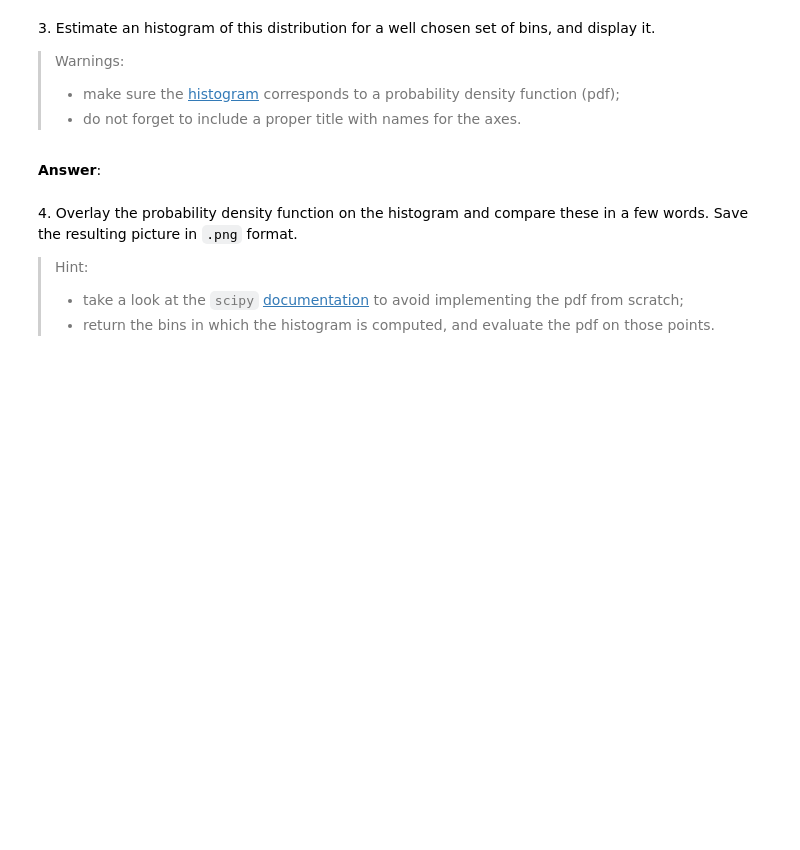
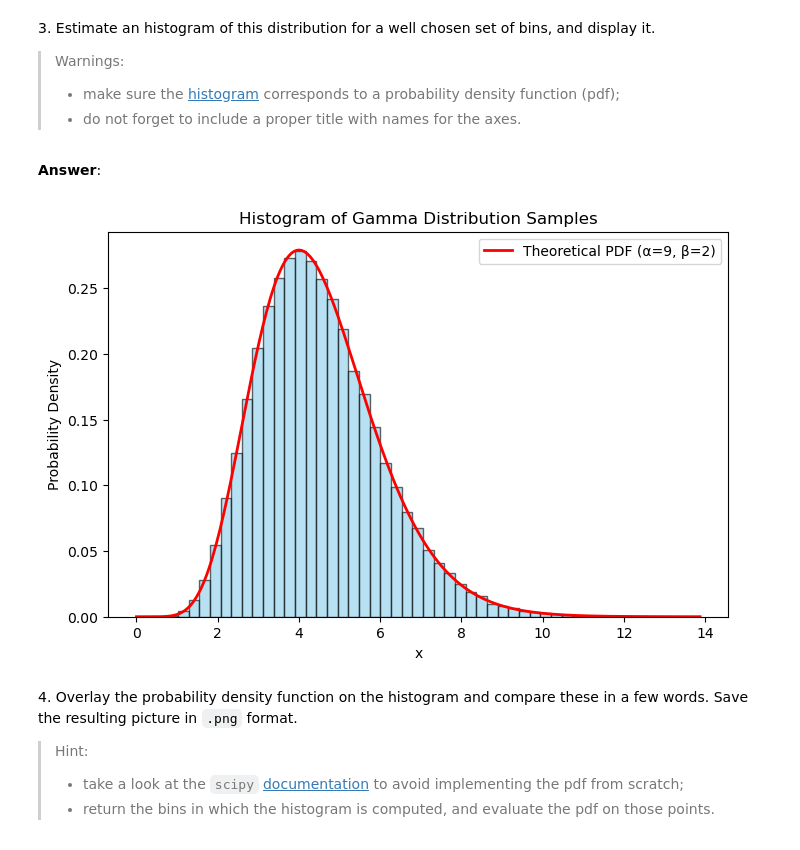
Before and after one commit to antoineamiel/python_sdia, a Jupyter notebook: Labs/Lab2/lab2.ipynb, the cells around one changed output. Cells and saved outputs as stored; diff of their text form; code cells hidden in the pictures; blank space fills up the shorter version.

```diff
--- a/Labs/Lab2/lab2.ipynb
+++ b/Labs/Lab2/lab2.ipynb
@@ -86,3 +98,42 @@ New generator: [0.77395605 0.43887844 0.85859792]
+# %%
+import numpy as np
+import matplotlib.pyplot as plt
+import scipy.special as sps  # for the Gamma function
+
+# Parameters
+alpha = 9
+beta = 2
+scale = 1 / beta
+n_samples = int(1e5)
+
+# Reproducible random samples
+rng = np.random.default_rng(42)
+samples = rng.gamma(shape=alpha, scale=scale, size=n_samples)
+
+# --- Histogram (normalized to be a density) ---
+plt.figure(figsize=(8,5))
+count, bins, _ = plt.hist(
+    samples,
+    bins=50,              # reasonable number of bins
+    density=True,         # ensures histogram integrates to 1 (like a pdf)
+    alpha=0.6,
+    color="skyblue",
+    edgecolor="black"
+)
+
+# --- Theoretical PDF for comparison ---
+x = np.linspace(0, bins.max(), 300)
+pdf = (beta**alpha / sps.gamma(alpha)) * (x**(alpha-1)) * np.exp(-beta*x)
+plt.plot(x, pdf, "r-", lw=2, label=f"Theoretical PDF (α={alpha}, β={beta})")
+
+# --- Labels & title ---
+plt.title("Histogram of Gamma Distribution Samples")
+plt.xlabel("x")
+plt.ylabel("Probability Density")
+plt.legend()
+plt.show()
+# %% [output]
+[figure, added]
 # %% [markdown]
 4\. Overlay the probability density function on the histogram and compare these in a few words. Save the resulting picture in `.png` format.
 > Hint:
```
Also changed, not shown: parts of 12 cells of this notebook, 2 other files.
